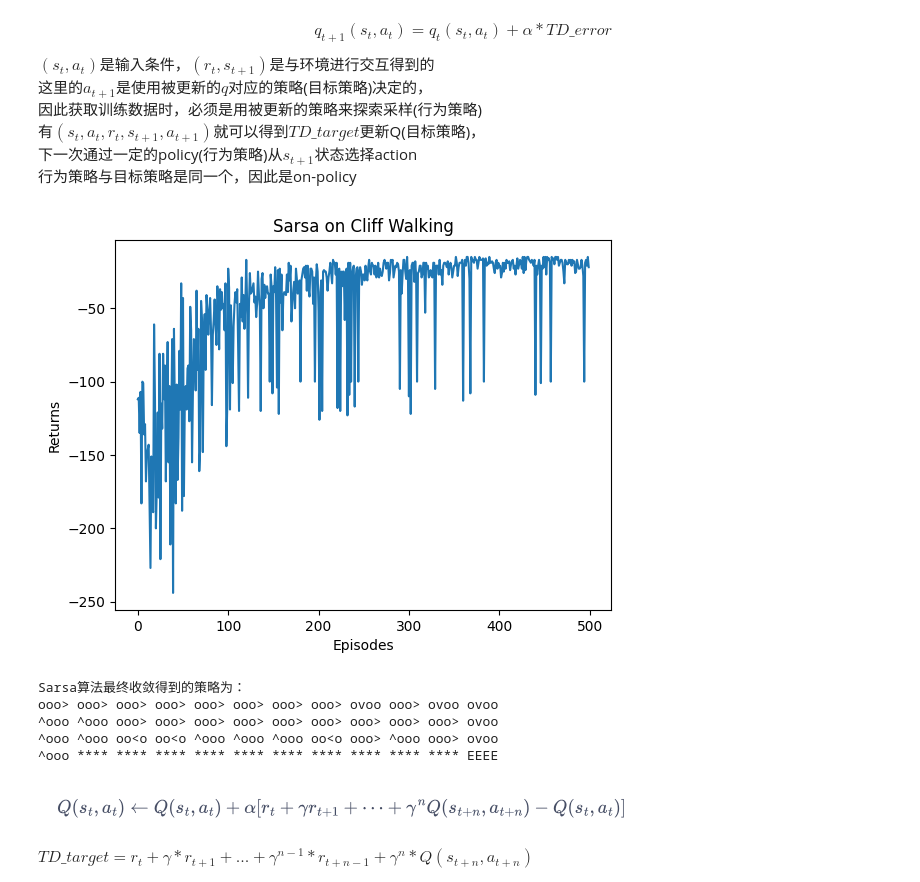
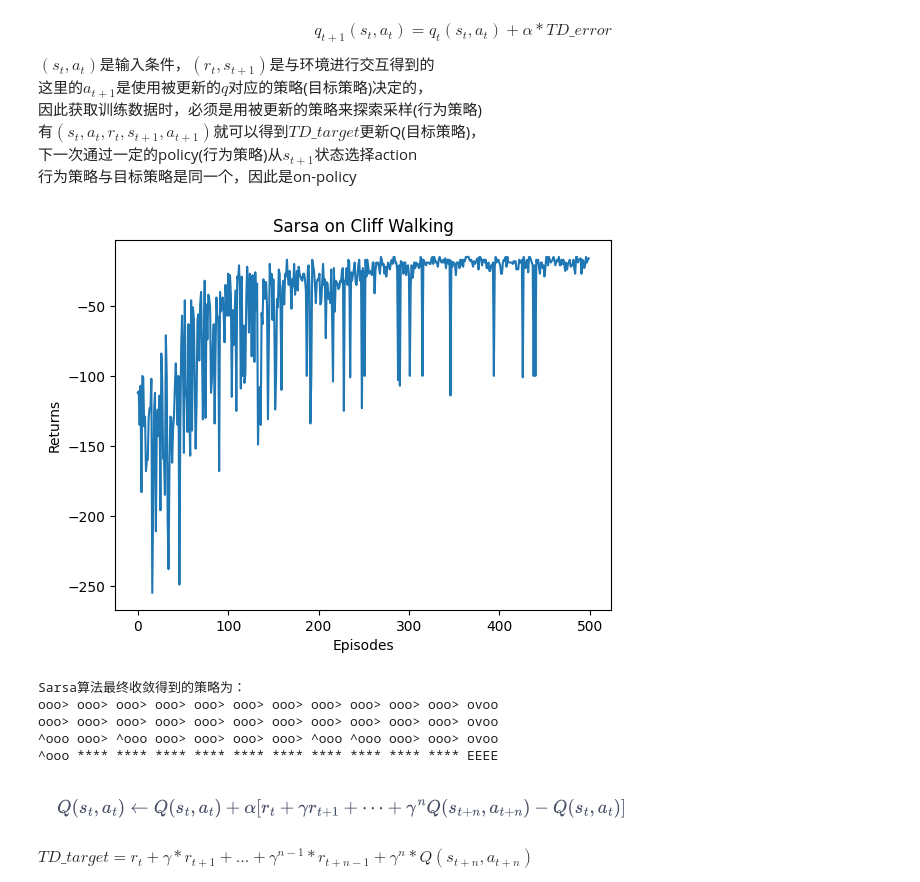
Before and after one commit to Jerry-Auto/Data_Processing, a Jupyter notebook: python/RL/第5章-时序差分算法.ipynb, the cells around one changed output. Drawn from its saved outputs; the diff is of its cells as text; code cells hidden in the pictures.

```diff
--- a/python/RL/第5章-时序差分算法.ipynb
+++ b/python/RL/第5章-时序差分算法.ipynb
@@ -45,7 +45,7 @@ $(s_{t},a_{t})$是输入条件，$(r_{t},s_{t+1})$是与环境进行交互得到
 class Sarsa:
     """ Sarsa算法 """
     def __init__(self, ncol, nrow, epsilon, alpha, gamma, n_action=4):
-        self.Q_table = np.ones([nrow * ncol, n_action])  # 初始化Q(s,a)表格
+        self.Q_table = np.zeros([nrow * ncol, n_action])  # 初始化Q(s,a)表格
         self.n_action = n_action  # 动作个数
         self.alpha = alpha  # 学习率
         self.gamma = gamma  # 折扣因子
@@ -86,6 +86,8 @@ def train_agent_on_policy(env,agent,algrithm_type="sarsa"):
             agent.update(state, action, reward, next_state, next_action,done)
         elif algrithm_type=="Q_learning" or algrithm_type==3:
             agent.update(state, action, reward, next_state)
+        elif algrithm_type=="MC_ES" or algrithm_type==4:
+            agent.update(state, action, reward, next_state,done)
         state = next_state
         action = next_action
     return episode_return
@@ -97,34 +99,34 @@ np.random.seed(0)
 epsilon = 0.1
 alpha = 0.1
 gamma = 0.9
 agent = Sarsa(ncol, nrow, epsilon, alpha, gamma)
 num_episodes = 500  # 智能体在环境中运行的序列的数量
 k=10
 
 return_list = []  # 记录每一条序列的回报
 for i in range(k):  # 显示k个进度条
     # tqdm的进度条功能
     with tqdm(total=int(num_episodes / k), desc='Iteration %d' % i) as pbar:
         for i_episode in range(int(num_episodes / k)):  # 每个进度条的序列数
             episode_return = train_agent_on_policy(env,agent)
             return_list.append(episode_return)
             if (i_episode + 1) % k == 0:  # 每k条序列打印一下这k条序列的平均回报
                 pbar.set_postfix({
                     'episode':
                     '%d' % (num_episodes / k * i + i_episode + 1),
                     'return':
                     '%.3f' % np.mean(return_list[-k:])
                 })
             pbar.update(1)
 
 episodes_list = list(range(len(return_list)))
 plt.plot(episodes_list, return_list)
 plt.xlabel('Episodes')
 plt.ylabel('Returns')
 plt.title('Sarsa on {}'.format('Cliff Walking'))
 plt.show()
 # %% [output]
-[figure, old version]
+[figure, new version]
 # %%
 def print_agent(agent, env, action_meaning, disaster=[], end=[]):
     for i in range(env.nrow):
@@ -147,9 +149,9 @@ print('Sarsa算法最终收敛得到的策略为：')
 print_agent(agent, env, action_meaning, list(range(37, 47)), [47])
 # %% [output]
 Sarsa算法最终收敛得到的策略为：
-ooo> ooo> ooo> ooo> ooo> ooo> ooo> ooo> ovoo ooo> ovoo ovoo
-^ooo ^ooo ooo> ooo> ooo> ooo> ooo> ooo> ooo> ooo> ooo> ovoo
-^ooo ^ooo oo<o oo<o ^ooo ^ooo ^ooo oo<o ooo> ^ooo ooo> ovoo
+ooo> ooo> ooo> ooo> ooo> ooo> ooo> ooo> ooo> ooo> ooo> ovoo
+ooo> ooo> ooo> ooo> ooo> ooo> ooo> ooo> ooo> ooo> ooo> ovoo
+^ooo ooo> ^ooo ooo> ooo> ooo> ooo> ^ooo ^ooo ooo> ooo> ovoo
 ^ooo **** **** **** **** **** **** **** **** **** **** EEEE
 # %% [markdown]
 ![image.png](attachment:image.png)
```
Also changed, not shown: parts of 4 cells of this notebook, 7 other files.
